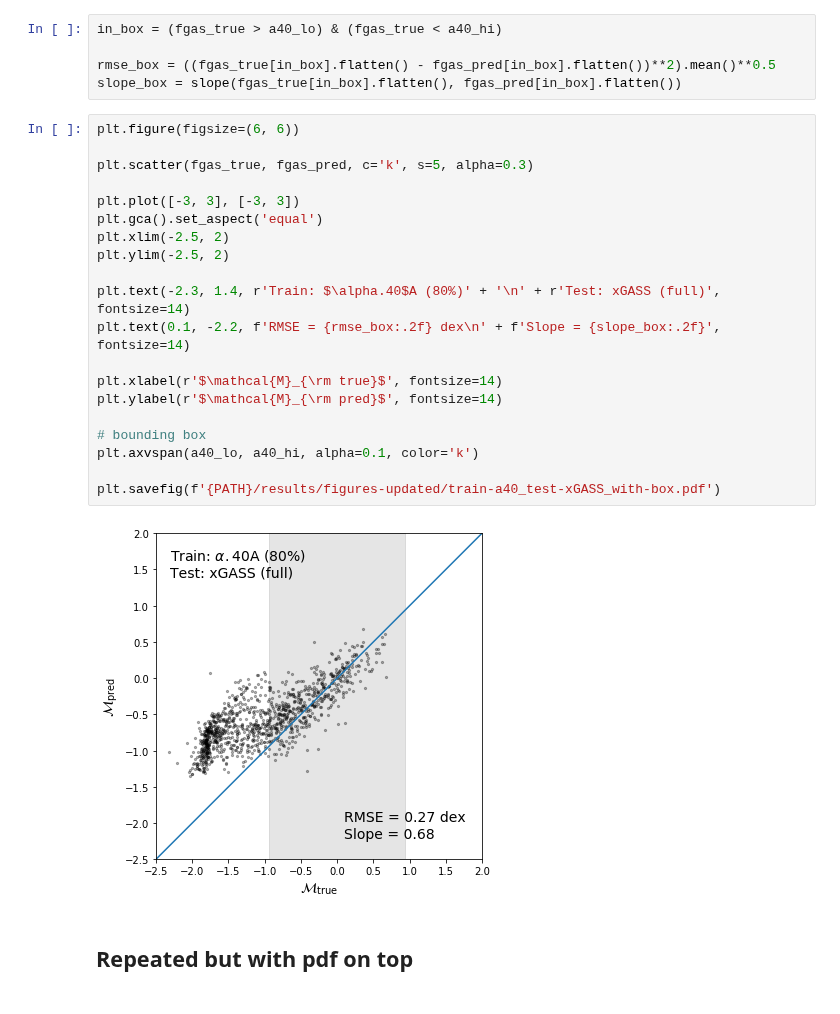
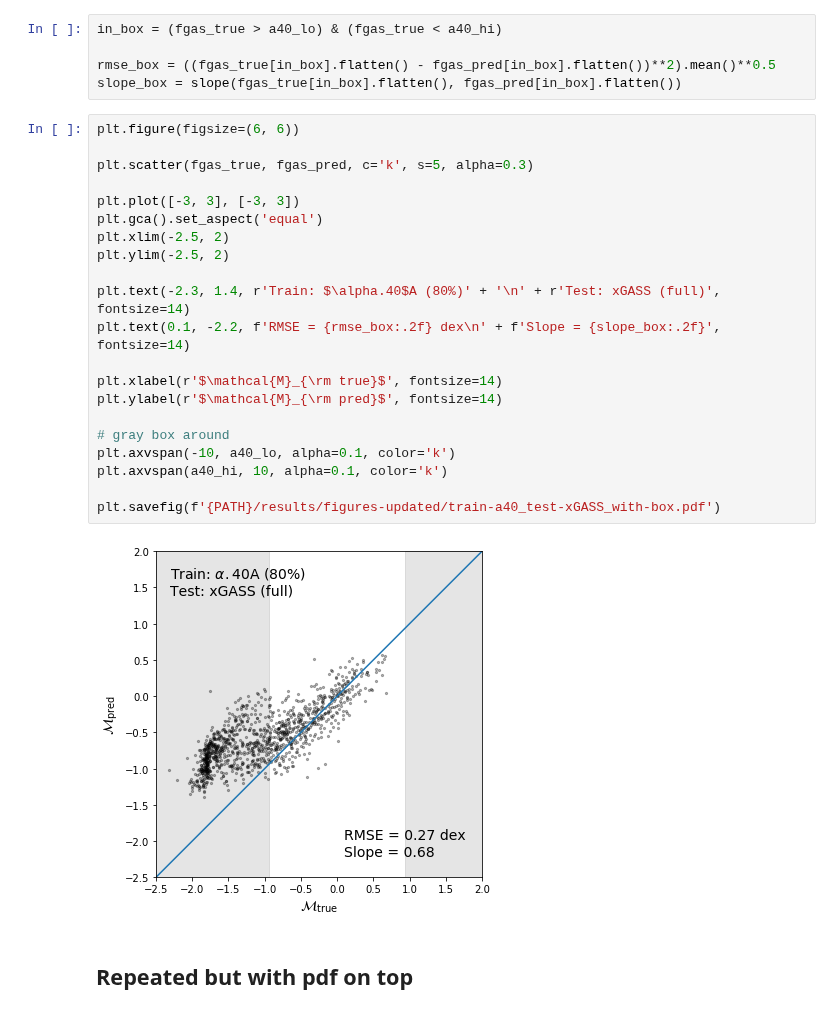
Before and after one commit to jwuphysics/HI-convnets, a Jupyter notebook: notebook/updates/03. Reporting ALFALFA and xGASS results.ipynb, the cells around one changed output. Drawn from its saved outputs; the diff is of its cells as text.

```diff
--- a/notebook/updates/03. Reporting ALFALFA and xGASS results.ipynb
+++ b/notebook/updates/03. Reporting ALFALFA and xGASS results.ipynb
@@ -163,25 +163,26 @@ slope_box = slope(fgas_true[in_box].flatten(), fgas_pred[in_box].flatten())
 # %%
 plt.figure(figsize=(6, 6))
 
 plt.scatter(fgas_true, fgas_pred, c='k', s=5, alpha=0.3)
 
 plt.plot([-3, 3], [-3, 3])
 plt.gca().set_aspect('equal')
 plt.xlim(-2.5, 2)
 plt.ylim(-2.5, 2)
 
 plt.text(-2.3, 1.4, r'Train: $\alpha.40$A (80%)' + '\n' + r'Test: xGASS (full)', fontsize=14)
 plt.text(0.1, -2.2, f'RMSE = {rmse_box:.2f} dex\n' + f'Slope = {slope_box:.2f}', fontsize=14)
 
 plt.xlabel(r'$\mathcal{M}_{\rm true}$', fontsize=14)
 plt.ylabel(r'$\mathcal{M}_{\rm pred}$', fontsize=14)
 
-# bounding box
-plt.axvspan(a40_lo, a40_hi, alpha=0.1, color='k')
+# gray box around
+plt.axvspan(-10, a40_lo, alpha=0.1, color='k')
+plt.axvspan(a40_hi, 10, alpha=0.1, color='k')
 
 plt.savefig(f'{PATH}/results/figures-updated/train-a40_test-xGASS_with-box.pdf')
 # %% [output]
-[figure, old version]
+[figure, new version]
 # %% [markdown]
 ## Repeated but with pdf on top
 # %%
```
Also changed, not shown: parts of 5 cells of this notebook, 8 other files.
